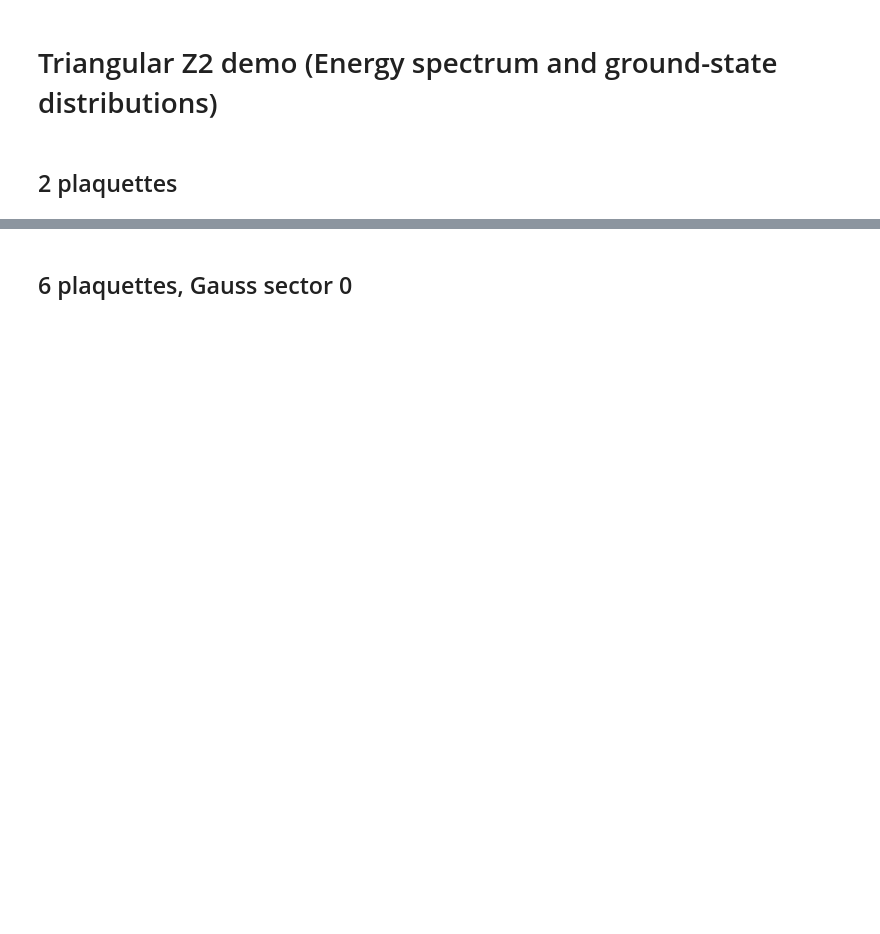
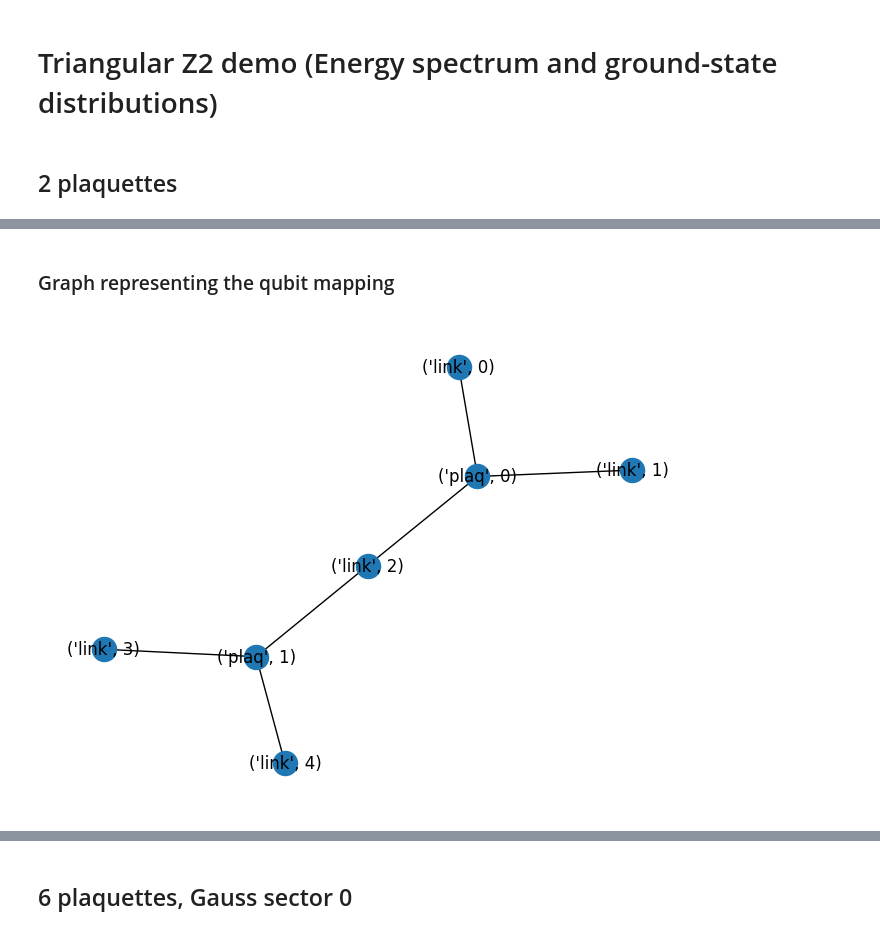
Before and after one commit to UTokyo-ICEPP/heavyhex-qft, a Jupyter notebook: notebooks/triangular_z2.ipynb, the cells around one changed output, grey strips where cells are left out. Drawn from its saved outputs; the diff is of its cells as text; code cells hidden in the pictures; blank space fills up the shorter version.

```diff
--- a/notebooks/triangular_z2.ipynb
+++ b/notebooks/triangular_z2.ipynb
@@ -10 +24,7 @@ from heavyhex_qft.triangular_z2 import TriangularZ2Lattice
+# %% [markdown]
+### Graph representing the qubit mapping
+# %%
+rx.visualization.mpl_draw(lattice.qubit_graph, with_labels=True, labels=str)
+# %% [output]
+[figure, added]
 # %%
```
Also changed, not shown: parts of 24 cells of this notebook.
